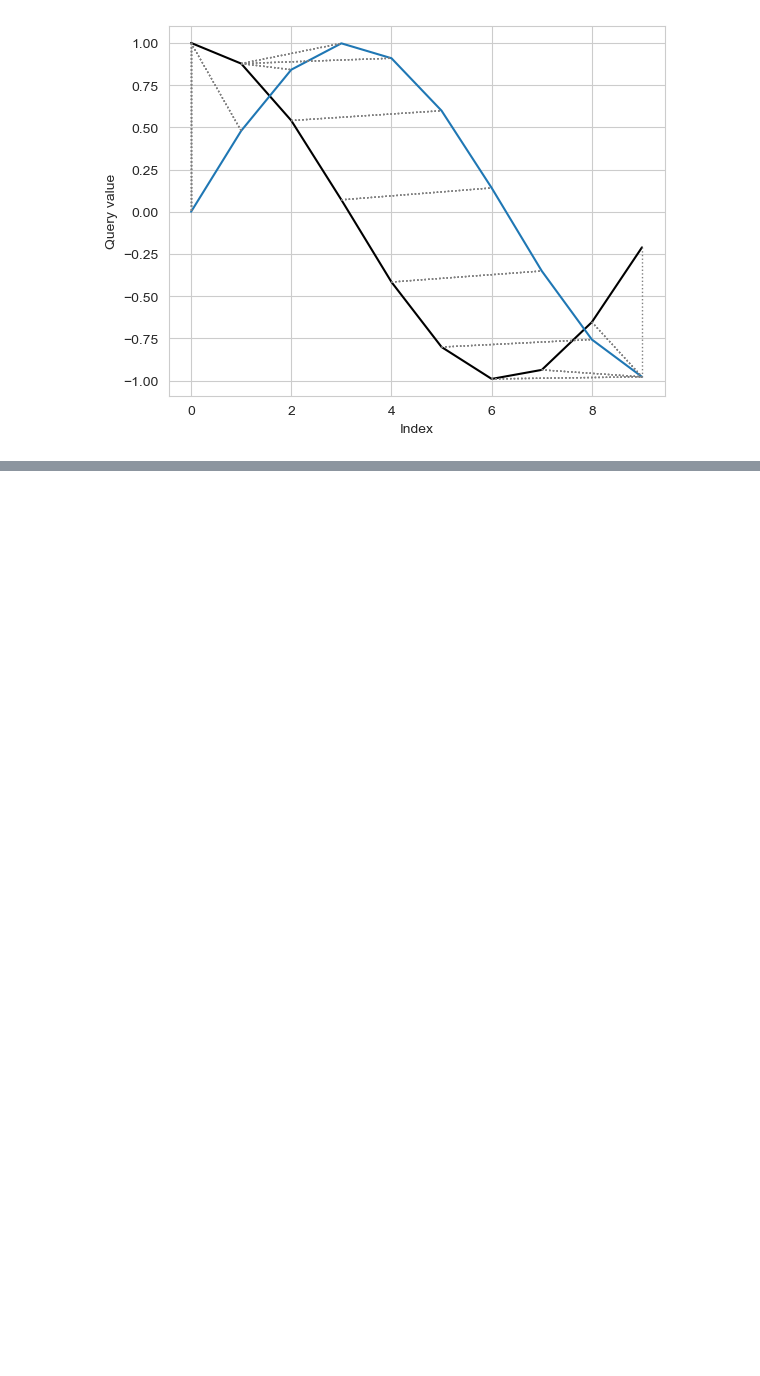
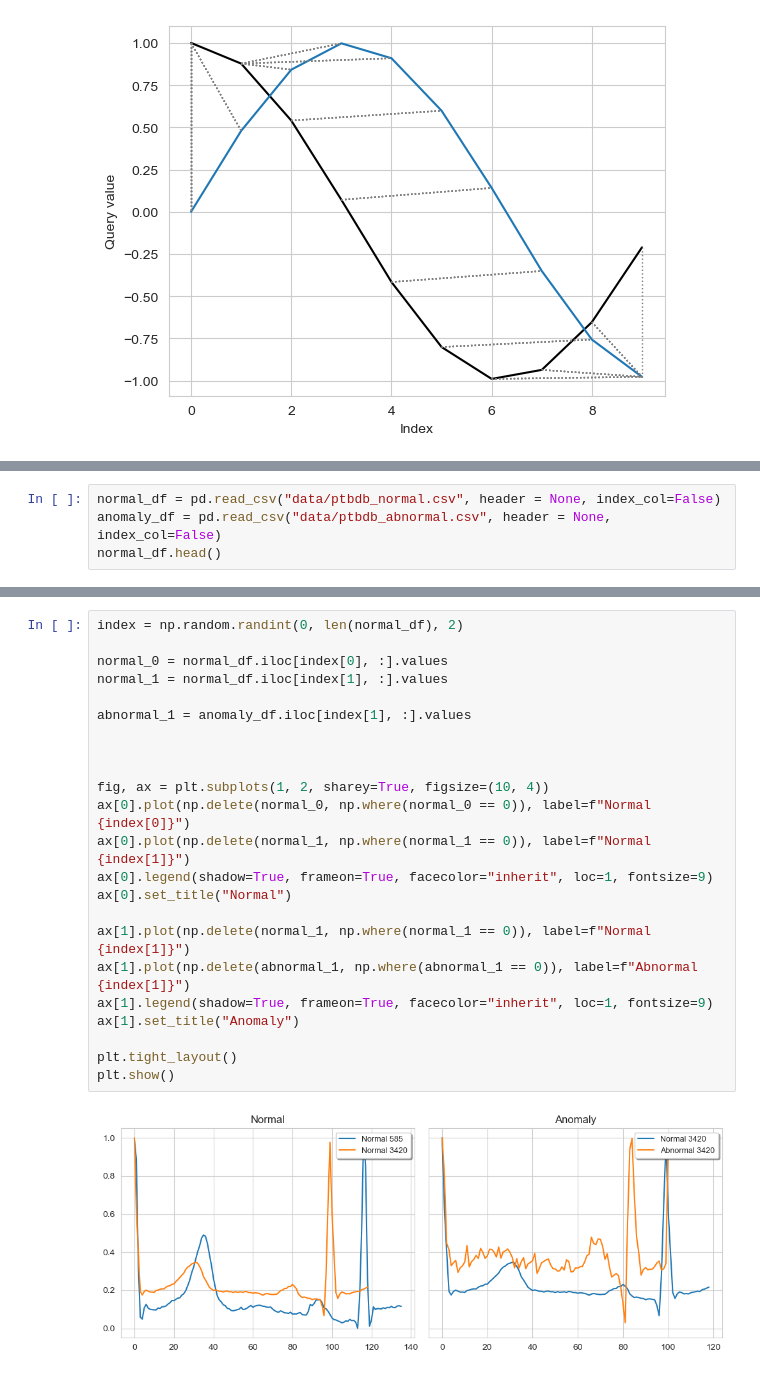
Before and after one commit to kimkraunz/odsc_west_2023, a Jupyter notebook: dynamic-time-warping/heartbeat_example.ipynb, the cells around one changed output, grey strips where cells are left out. Cells and saved outputs as stored; diff of their text form; blank space fills up the shorter version.

```diff
--- a/dynamic-time-warping/heartbeat_example.ipynb
+++ b/dynamic-time-warping/heartbeat_example.ipynb
@@ -416,0 +39,4 @@ Maximum Recall:- 0.8787878787878788 at K = 1
+# %%
+normal_df = pd.read_csv("data/ptbdb_normal.csv", header = None, index_col=False)
+anomaly_df = pd.read_csv("data/ptbdb_abnormal.csv", header = None, index_col=False)
+normal_df.head()
@@ -416,0 +51,25 @@ Maximum Recall:- 0.8787878787878788 at K = 1
+# %%
+index = np.random.randint(0, len(normal_df), 2)
+
+normal_0 = normal_df.iloc[index[0], :].values
+normal_1 = normal_df.iloc[index[1], :].values
+
+abnormal_1 = anomaly_df.iloc[index[1], :].values
+
+
+
+fig, ax = plt.subplots(1, 2, sharey=True, figsize=(10, 4))
+ax[0].plot(np.delete(normal_0, np.where(normal_0 == 0)), label=f"Normal {index[0]}")
+ax[0].plot(np.delete(normal_1, np.where(normal_1 == 0)), label=f"Normal {index[1]}")
+ax[0].legend(shadow=True, frameon=True, facecolor="inherit", loc=1, fontsize=9)
+ax[0].set_title("Normal")
+
+ax[1].plot(np.delete(normal_1, np.where(normal_1 == 0)), label=f"Normal {index[1]}")
+ax[1].plot(np.delete(abnormal_1, np.where(abnormal_1 == 0)), label=f"Abnormal {index[1]}")
+ax[1].legend(shadow=True, frameon=True, facecolor="inherit", loc=1, fontsize=9)
+ax[1].set_title("Anomaly")
+
+plt.tight_layout()
+plt.show()
+# %% [output]
+[figure, added]
```
Also changed, not shown: parts of 54 cells of this notebook, 1 other file.
